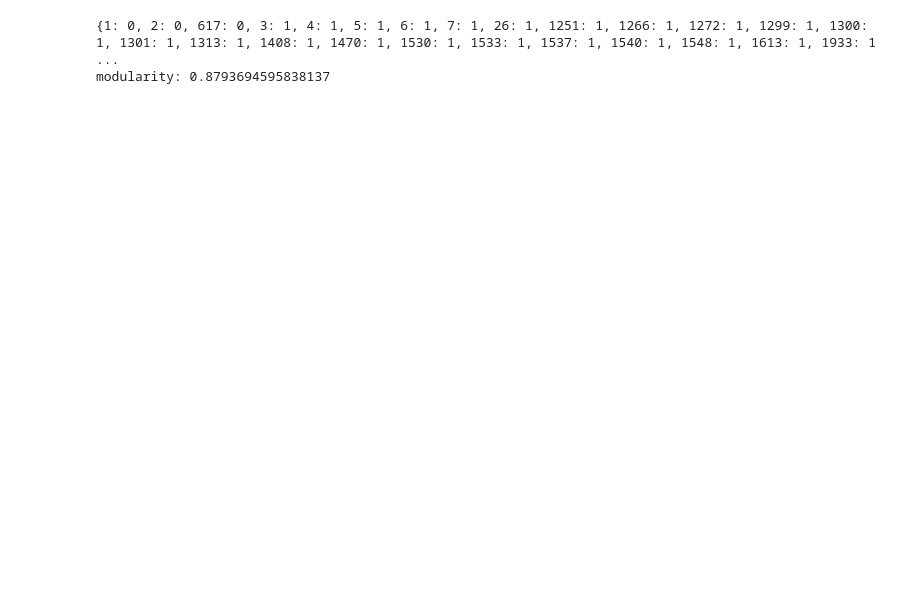
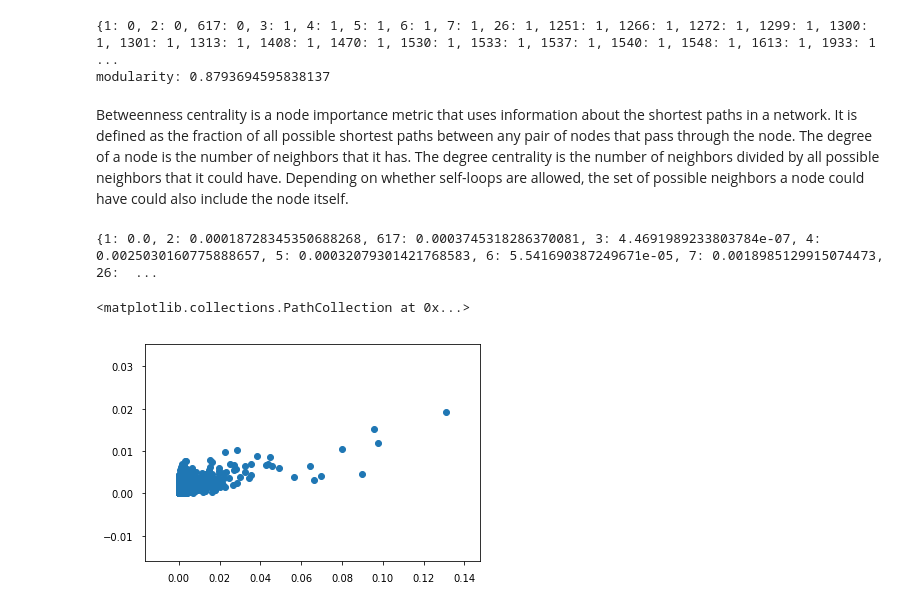
Before and after one commit to mariusgiger/network-analysis-pgp, a Jupyter notebook: PGP - Communities.ipynb, the cells around one changed output. Saved outputs shown, nothing was run; the diff lists cells and outputs as text; code cells hidden in the pictures; blank space fills up the shorter version.

```diff
--- a/PGP - Communities.ipynb
+++ b/PGP - Communities.ipynb
@@ -72,3 +99,15 @@ for m, nodes in communities.items():
 
     plt.axis('off')
     plt.savefig("output/"+str(m)+'.png', bbox_inches='tight')
+# %% [markdown]
+Betweenness centrality is a node importance metric that uses information about the shortest paths in a network. It is defined as the fraction of all possible shortest paths between any pair of nodes that pass through the node.
+The degree of a node is the number of neighbors that it has. The degree centrality is the number of neighbors divided by all possible neighbors that it could have. Depending on whether self-loops are allowed, the set of possible neighbors a node could have could also include the node itself.
+# %%
+betweenness_centrality = nx.betweenness_centrality(G)
+print(betweenness_centrality)
+
+degree_centrality = nx.degree_centrality(G)
+# %% [output]
+{1: 0.0, 2: 0.00018728345350688268, 617: 0.0003745318286370081, 3: 4.4691989233803784e-07, 4: 0.0025030160775888657, 5: 0.00032079301421768583, 6: 5.541690387249671e-05, 7: 0.0018985129915074473, 26:  ...
+<matplotlib.collections.PathCollection at 0x...>
+[figure, added]
```
Also changed, not shown: parts of 3 cells of this notebook, 2 other files.
